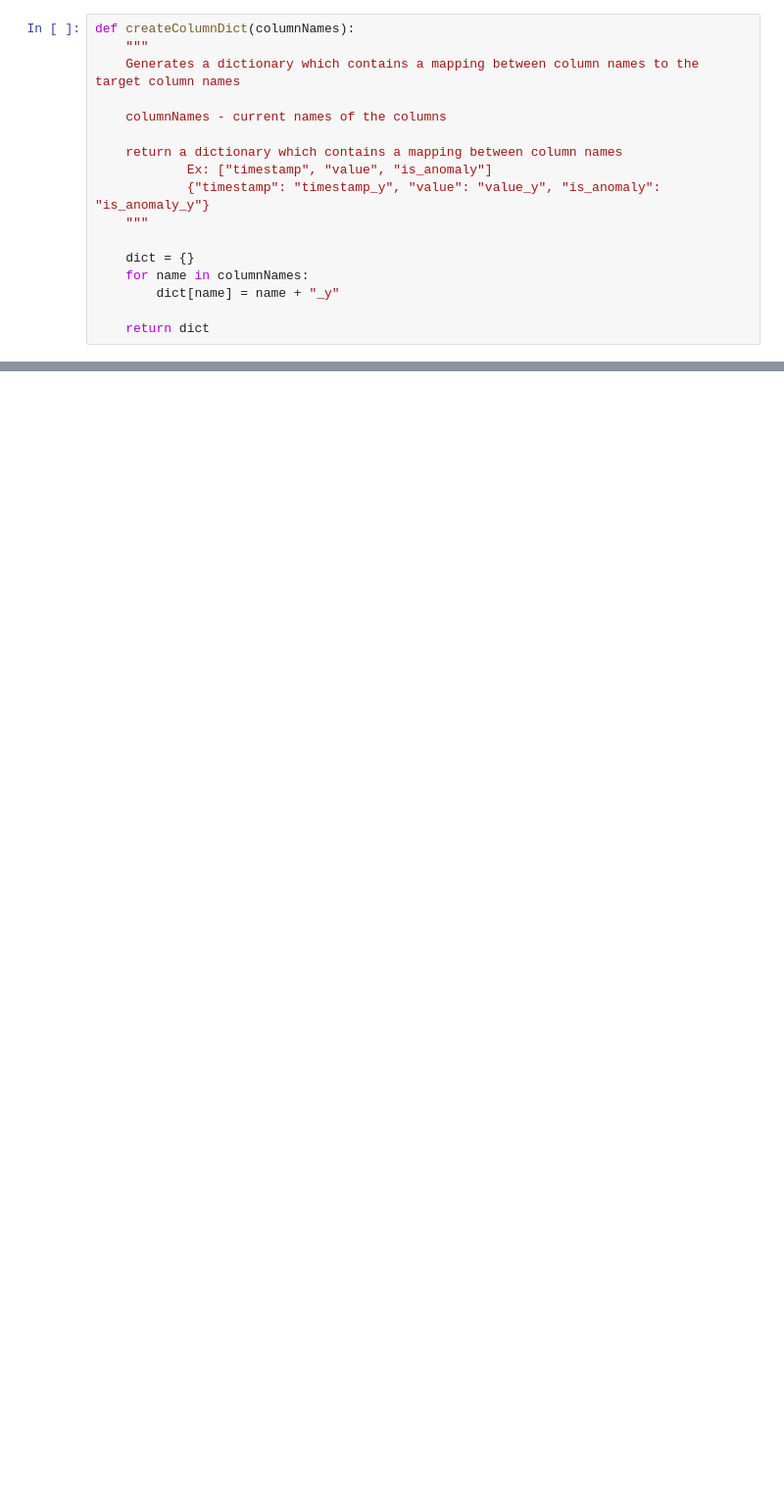
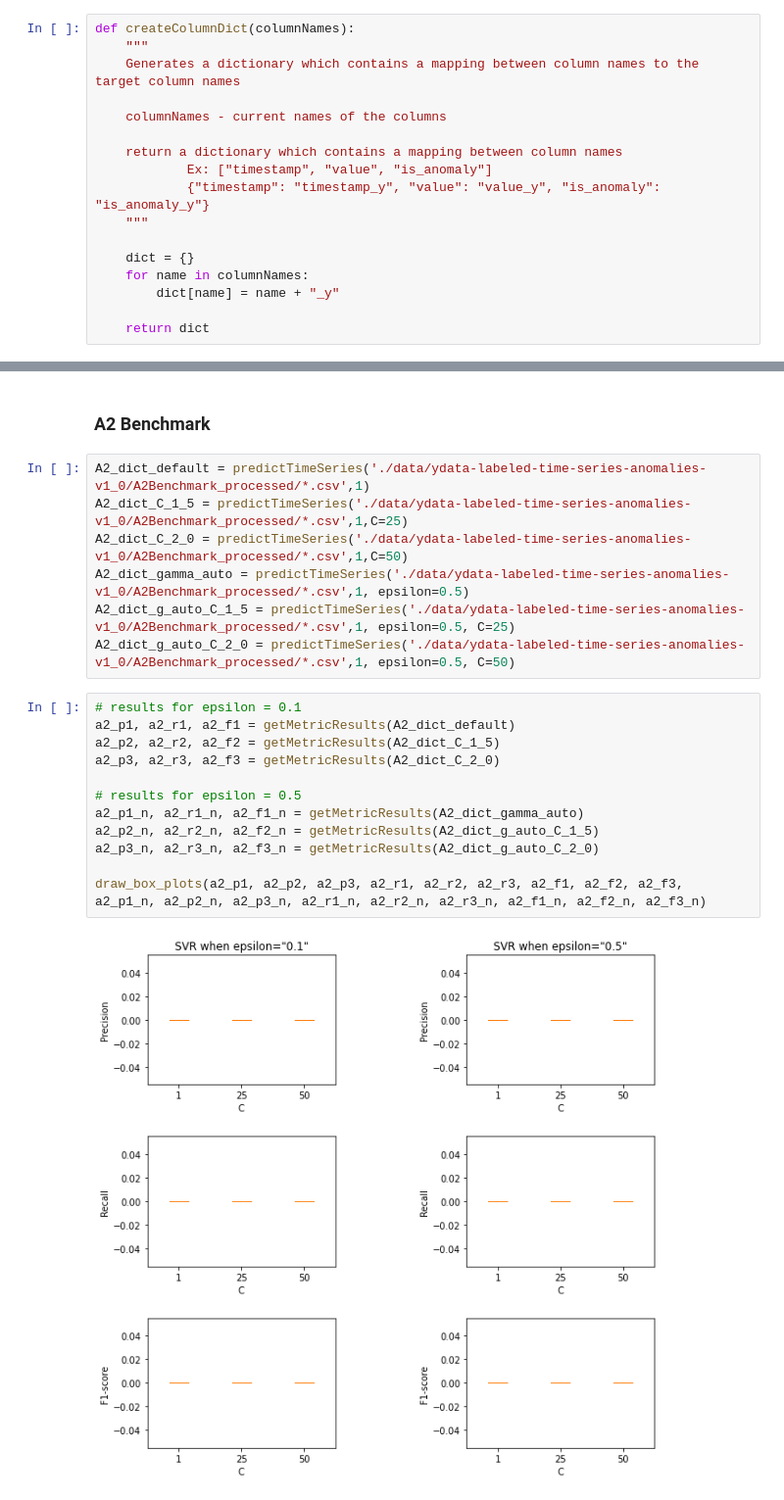
Before and after one commit to Time-Series-Anomaly-Detection-Group/ML-Methods, a Jupyter notebook: Anomaly detection using SVM-Univariate time series data.ipynb, the cells around one changed output, grey strips where cells are left out. Shown: that part at 98% size. Saved outputs shown, nothing was run; the diff lists cells and outputs as text; blank space fills up the shorter version.

```diff
--- a/Anomaly detection using SVM-Univariate time series data.ipynb
+++ b/Anomaly detection using SVM-Univariate time series data.ipynb
@@ -161,0 +273,23 @@ Precision : 0.0 Recall : 0.0 F1-score : 0.0
+# %% [markdown]
+### A2 Benchmark
+# %%
+A2_dict_default = predictTimeSeries('./data/ydata-labeled-time-series-anomalies-v1_0/A2Benchmark_processed/*.csv',1)
+A2_dict_C_1_5 = predictTimeSeries('./data/ydata-labeled-time-series-anomalies-v1_0/A2Benchmark_processed/*.csv',1,C=25)
+A2_dict_C_2_0 = predictTimeSeries('./data/ydata-labeled-time-series-anomalies-v1_0/A2Benchmark_processed/*.csv',1,C=50)
+A2_dict_gamma_auto = predictTimeSeries('./data/ydata-labeled-time-series-anomalies-v1_0/A2Benchmark_processed/*.csv',1, epsilon=0.5)
+A2_dict_g_auto_C_1_5 = predictTimeSeries('./data/ydata-labeled-time-series-anomalies-v1_0/A2Benchmark_processed/*.csv',1, epsilon=0.5, C=25)
+A2_dict_g_auto_C_2_0 = predictTimeSeries('./data/ydata-labeled-time-series-anomalies-v1_0/A2Benchmark_processed/*.csv',1, epsilon=0.5, C=50)
+# %%
+# results for epsilon = 0.1
+a2_p1, a2_r1, a2_f1 = getMetricResults(A2_dict_default)
+a2_p2, a2_r2, a2_f2 = getMetricResults(A2_dict_C_1_5)
+a2_p3, a2_r3, a2_f3 = getMetricResults(A2_dict_C_2_0)
+
+# results for epsilon = 0.5
+a2_p1_n, a2_r1_n, a2_f1_n = getMetricResults(A2_dict_gamma_auto)
+a2_p2_n, a2_r2_n, a2_f2_n = getMetricResults(A2_dict_g_auto_C_1_5)
+a2_p3_n, a2_r3_n, a2_f3_n = getMetricResults(A2_dict_g_auto_C_2_0)
+
+draw_box_plots(a2_p1, a2_p2, a2_p3, a2_r1, a2_r2, a2_r3, a2_f1, a2_f2, a2_f3, a2_p1_n, a2_p2_n, a2_p3_n, a2_r1_n, a2_r2_n, a2_r3_n, a2_f1_n, a2_f2_n, a2_f3_n)
+# %% [output]
+[figure, added]
```
Also changed, not shown: parts of 24 cells of this notebook, 2 other files.
